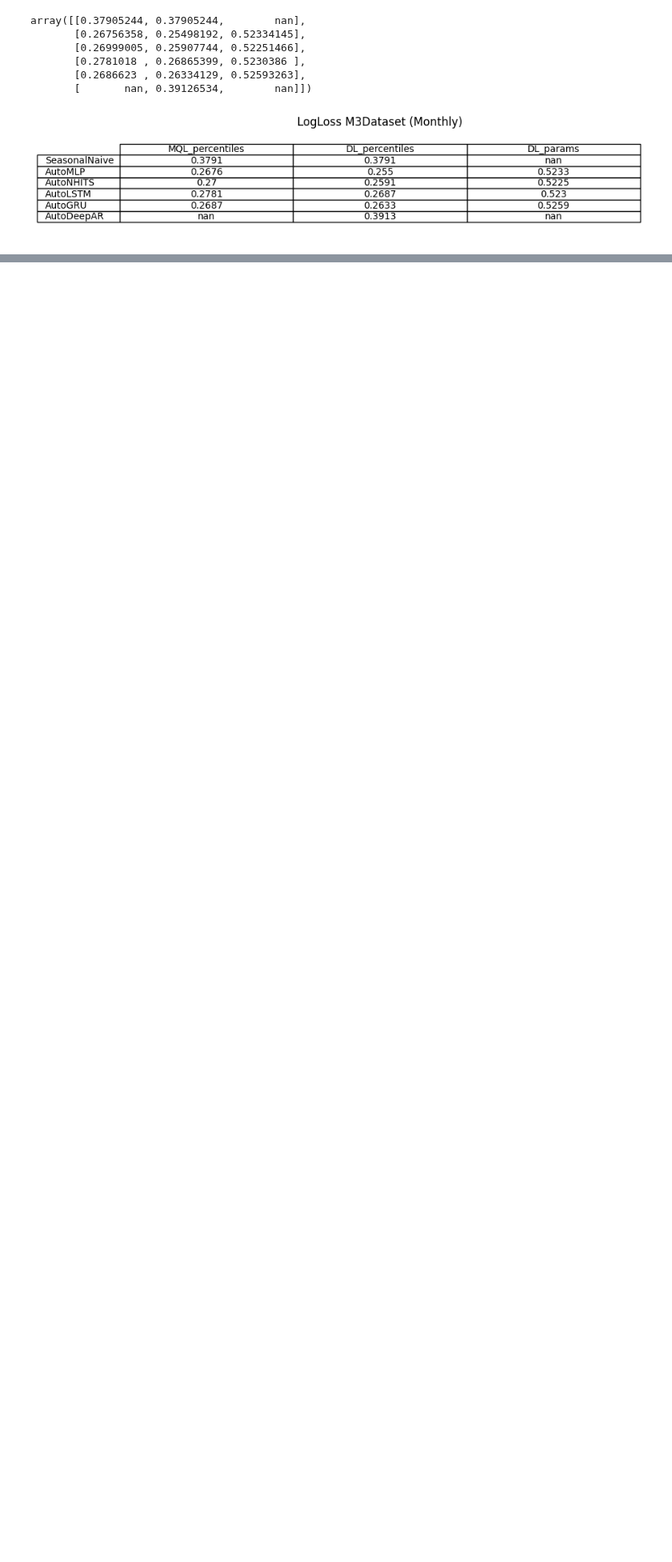
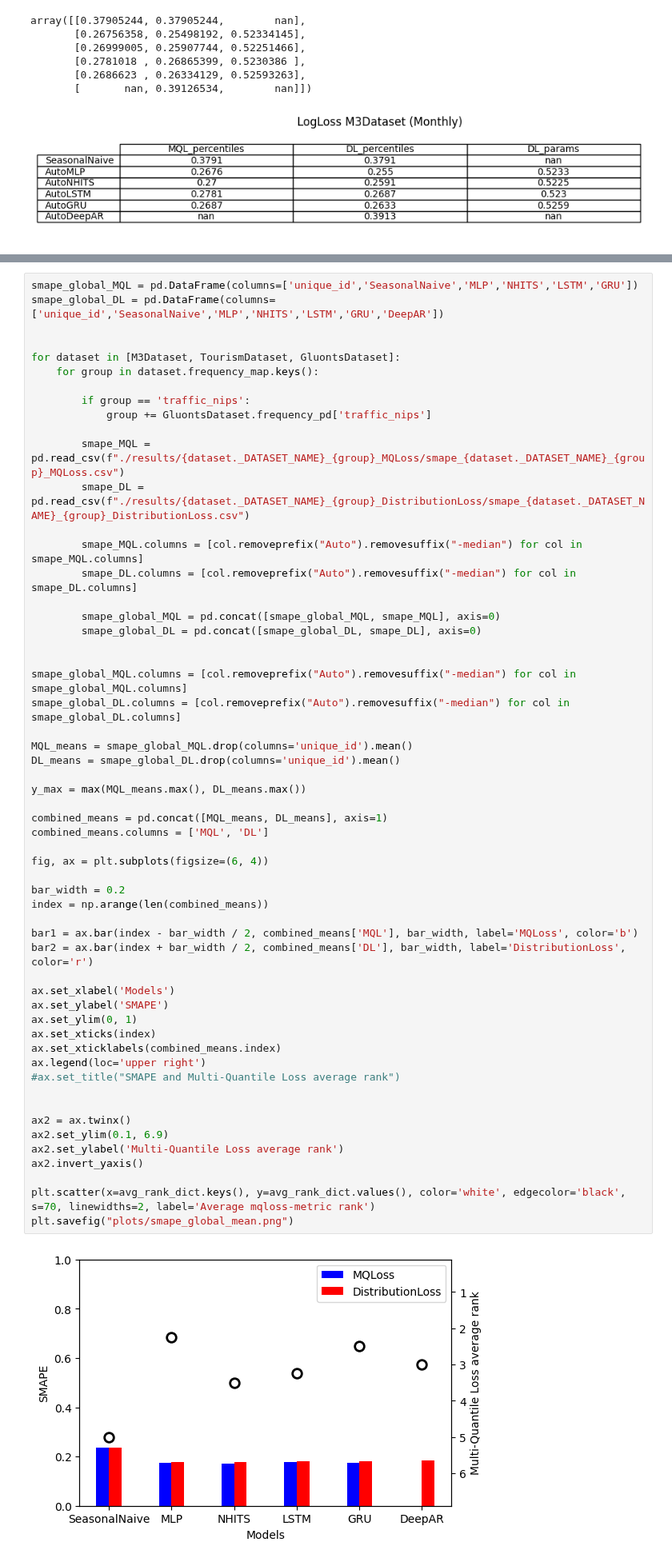
Before and after one commit to ToniCardosooo/TS-Forecast-Exceedance-Probability, a Jupyter notebook: results.ipynb, the cells around one changed output, grey strips where cells are left out. Shown at 80% size. Saved outputs shown, nothing was run; the diff lists cells and outputs as text; blank space fills up the shorter version.

Commit message:
New results

```diff
--- a/results.ipynb
+++ b/results.ipynb
@@ -329,0 +451,58 @@ pd.DataFrame(mqloss_metric_df)
+# %%
+smape_global_MQL = pd.DataFrame(columns=['unique_id','SeasonalNaive','MLP','NHITS','LSTM','GRU'])
+smape_global_DL = pd.DataFrame(columns=['unique_id','SeasonalNaive','MLP','NHITS','LSTM','GRU','DeepAR'])
+
+
+for dataset in [M3Dataset, TourismDataset, GluontsDataset]:
+    for group in dataset.frequency_map.keys():
+
+        if group == 'traffic_nips':
+            group += GluontsDataset.frequency_pd['traffic_nips']
+
+        smape_MQL = pd.read_csv(f"./results/{dataset._DATASET_NAME}_{group}_MQLoss/smape_{dataset._DATASET_NAME}_{group}_MQLoss.csv")
+        smape_DL = pd.read_csv(f"./results/{dataset._DATASET_NAME}_{group}_DistributionLoss/smape_{dataset._DATASET_NAME}_{group}_DistributionLoss.csv")
+
+        smape_MQL.columns = [col.removeprefix("Auto").removesuffix("-median") for col in smape_MQL.columns]
+        smape_DL.columns = [col.removeprefix("Auto").removesuffix("-median") for col in smape_DL.columns]
+
+        smape_global_MQL = pd.concat([smape_global_MQL, smape_MQL], axis=0)
+        smape_global_DL = pd.concat([smape_global_DL, smape_DL], axis=0)
+
+
+smape_global_MQL.columns = [col.removeprefix("Auto").removesuffix("-median") for col in smape_global_MQL.columns]
+smape_global_DL.columns = [col.removeprefix("Auto").removesuffix("-median") for col in smape_global_DL.columns]
+
+MQL_means = smape_global_MQL.drop(columns='unique_id').mean()
+DL_means = smape_global_DL.drop(columns='unique_id').mean()
+
+y_max = max(MQL_means.max(), DL_means.max())
+
+combined_means = pd.concat([MQL_means, DL_means], axis=1)
+combined_means.columns = ['MQL', 'DL']
+
+fig, ax = plt.subplots(figsize=(6, 4))
+
+bar_width = 0.2
+index = np.arange(len(combined_means))
+
+bar1 = ax.bar(index - bar_width / 2, combined_means['MQL'], bar_width, label='MQLoss', color='b')
+bar2 = ax.bar(index + bar_width / 2, combined_means['DL'], bar_width, label='DistributionLoss', color='r')
+
+ax.set_xlabel('Models')
+ax.set_ylabel('SMAPE')
+ax.set_ylim(0, 1)
+ax.set_xticks(index)
+ax.set_xticklabels(combined_means.index)
+ax.legend(loc='upper right')
+#ax.set_title("SMAPE and Multi-Quantile Loss average rank")
+
+
+ax2 = ax.twinx()
+ax2.set_ylim(0.1, 6.9)
+ax2.set_ylabel('Multi-Quantile Loss average rank')
+ax2.invert_yaxis()
+
+plt.scatter(x=avg_rank_dict.keys(), y=avg_rank_dict.values(), color='white', edgecolor='black', s=70, linewidths=2, label='Average mqloss-metric rank')
+plt.savefig("plots/smape_global_mean.png")
+# %% [output]
+[figure, added]
```
Also changed, not shown: parts of 9 cells of this notebook, 16 other files.
